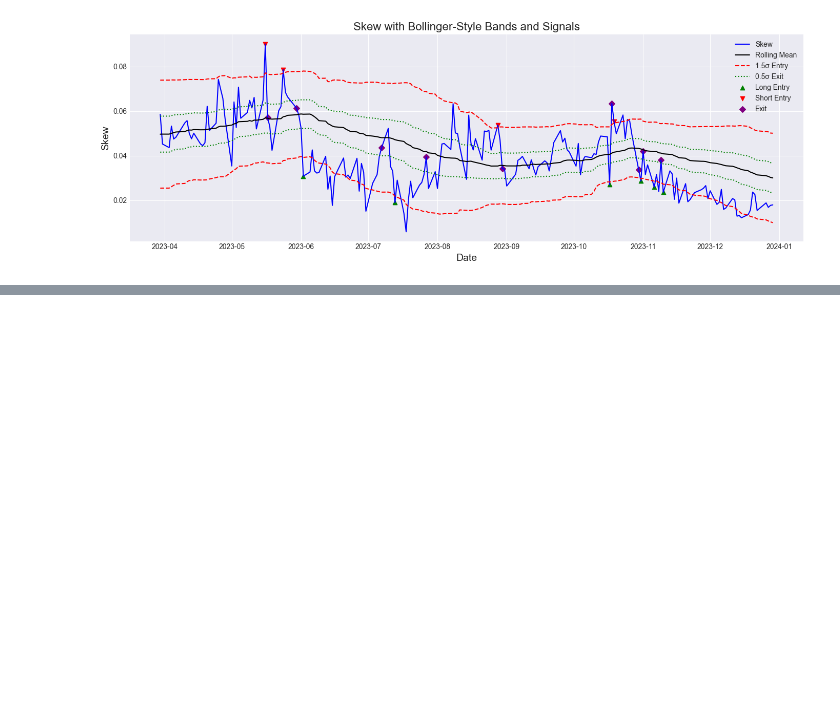
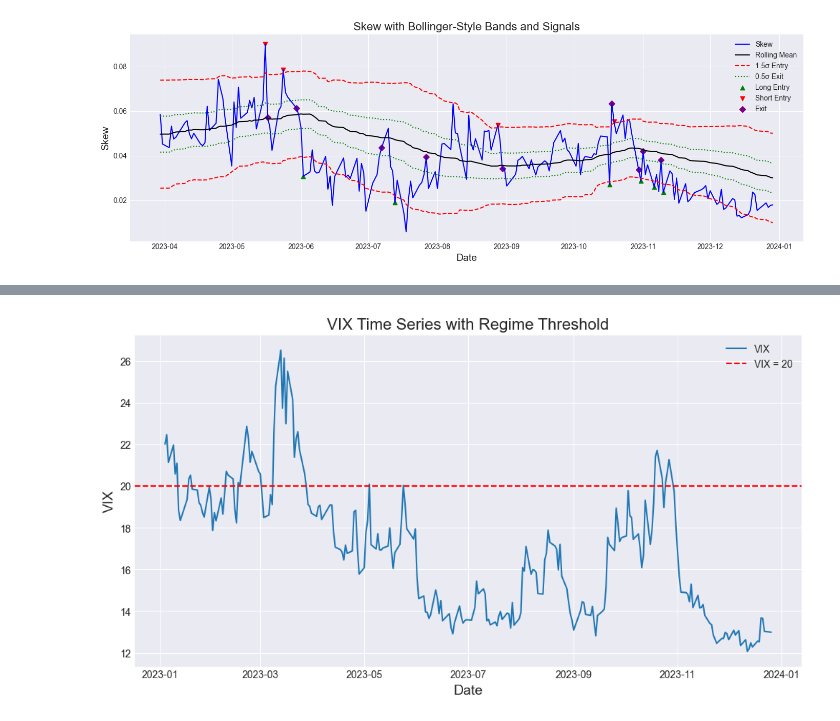
Before and after one commit to anthonymakarewicz/volatility-trading, a Jupyter notebook: skew_trading.ipynb, the cells around one changed output, grey strips where cells are left out. Saved outputs shown, nothing was run; the diff lists cells and outputs as text; code cells hidden in the pictures; blank space fills up the shorter version.

```diff
--- a/skew_trading.ipynb
+++ b/skew_trading.ipynb
@@ -670,0 +707,16 @@ Latter on we will build a realistic backtest and analyze the performanc eof the
+# %%
+start_date = synthetic_skew.index[0].date()
+end_date = synthetic_skew.index[-1].date()
+
+vix = yf.download("^VIX", start=start_date, end=end_date)
+vix = vix["Close"]
+vix.columns = ["Vix"]
+vix.index.name = "Date"
+
+common_dates = synthetic_skew.index.intersection(vix.index)
+vix = vix.loc[common_dates]
+synthetic_skew = synthetic_skew.loc[common_dates]
+synthetic_skew.index.name = "Date"
+vix.index.name = "Date"
+
+vix
@@ -670,0 +739,6 @@ Latter on we will build a realistic backtest and analyze the performanc eof the
+# %%
+vix_threshold = 20
+vix_threshold = 20
+ph.plot_vix(vix, )
+# %% [output]
+[figure, added]
```
Also changed, not shown: parts of 14 cells of this notebook, 1 other file.
